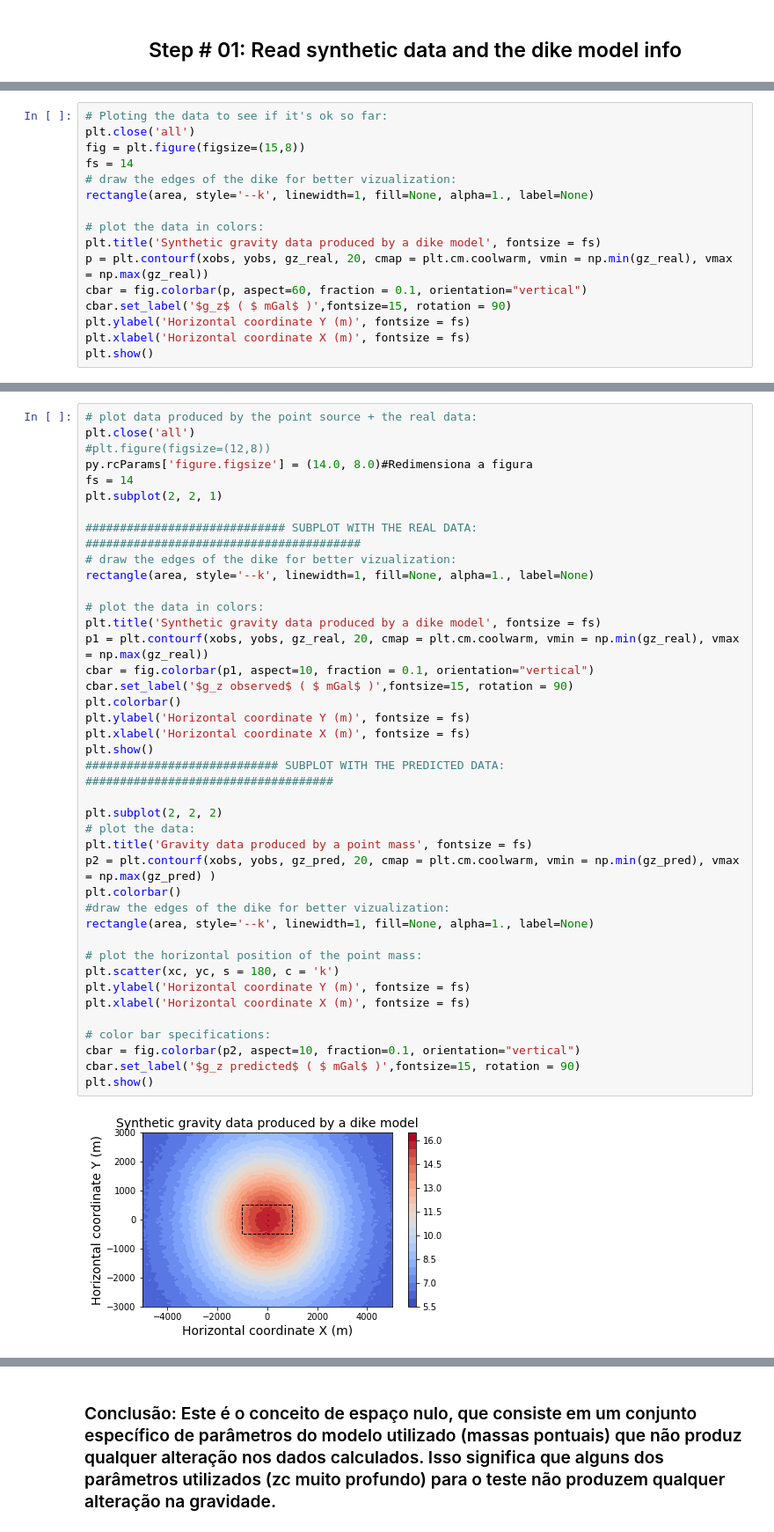
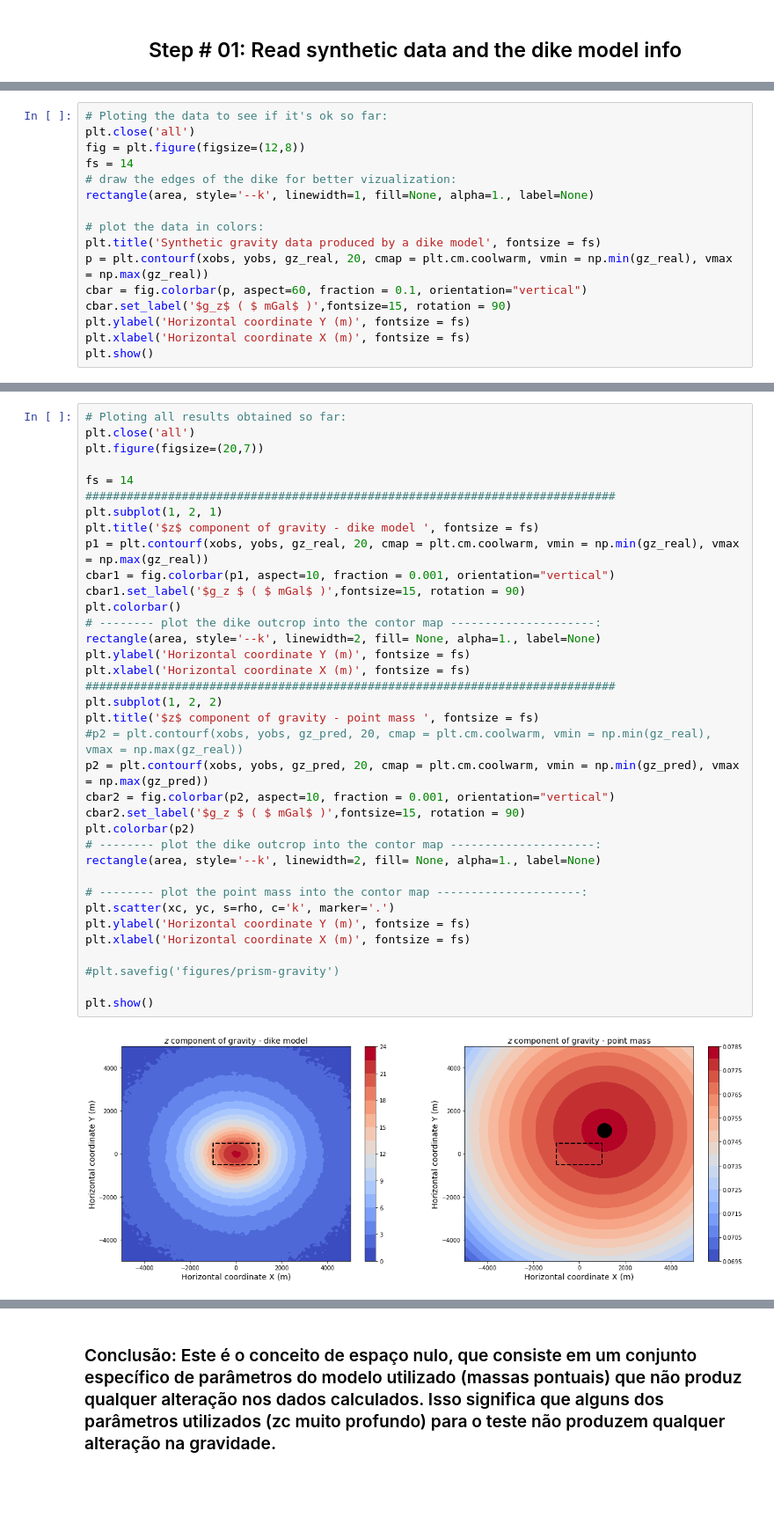
Before and after one commit to rodrigobijani/Congresso_Brasileiro_Geologia2018, a Jupyter notebook: scripts/synthetic.ipynb, the cells around one changed output, grey strips where cells are left out. Shown: that part at 88% size. Saved outputs shown, nothing was run; the diff lists cells and outputs as text; blank space fills up the shorter version.

```diff
--- a/scripts/synthetic.ipynb
+++ b/scripts/synthetic.ipynb
@@ -49,7 +75,7 @@ gz_real = np.array( np.split(gz,nx) )
 # %%
 # Ploting the data to see if it's ok so far:
 plt.close('all')
-fig = plt.figure(figsize=(15,8))
+fig = plt.figure(figsize=(12,8))
 fs = 14
 # draw the edges of the dike for better vizualization:
 rectangle(area, style='--k', linewidth=1, fill=None, alpha=1., label=None)
@@ -84,42 +110,38 @@ print gz_pred.shape
 # %%
-# plot data produced by the point source + the real data:
+# Ploting all results obtained so far:
 plt.close('all')
-#plt.figure(figsize=(12,8))
-py.rcParams['figure.figsize'] = (14.0, 8.0)#Redimensiona a figura
+plt.figure(figsize=(20,7))
+
 fs = 14
-plt.subplot(2, 2, 1)
-
-############################# SUBPLOT WITH THE REAL DATA: ########################################
-# draw the edges of the dike for better vizualization:
-rectangle(area, style='--k', linewidth=1, fill=None, alpha=1., label=None)
-
-# plot the data in colors:
-plt.title('Synthetic gravity data produced by a dike model', fontsize = fs)
+#############################################################################
+plt.subplot(1, 2, 1)
+plt.title('$z$ component of gravity - dike model ', fontsize = fs)
 p1 = plt.contourf(xobs, yobs, gz_real, 20, cmap = plt.cm.coolwarm, vmin = np.min(gz_real), vmax = np.max(gz_real))
-cbar = fig.colorbar(p1, aspect=10, fraction = 0.1, orientation="vertical")
-cbar.set_label('$g_z observed$ ( $ mGal$ )',fontsize=15, rotation = 90)
+cbar1 = fig.colorbar(p1, aspect=10, fraction = 0.001, orientation="vertical")
+cbar1.set_label('$g_z $ ( $ mGal$ )',fontsize=15, rotation = 90)
 plt.colorbar()
+# -------- plot the dike outcrop into the contor map ---------------------:
+rectangle(area, style='--k', linewidth=2, fill= None, alpha=1., label=None)
 plt.ylabel('Horizontal coordinate Y (m)', fontsize = fs)
 plt.xlabel('Horizontal coordinate X (m)', fontsize = fs)
-plt.show()
-############################ SUBPLOT WITH THE PREDICTED DATA: ####################################
+#############################################################################
+plt.subplot(1, 2, 2)
+plt.title('$z$ component of gravity - point mass ', fontsize = fs)
+#p2 = plt.contourf(xobs, yobs, gz_pred, 20, cmap = plt.cm.coolwarm, vmin = np.min(gz_real), vmax = np.max(gz_real))
+p2 = plt.contourf(xobs, yobs, gz_pred, 20, cmap = plt.cm.coolwarm, vmin = np.min(gz_pred), vmax = np.max(gz_pred))
+cbar2 = fig.colorbar(p2, aspect=10, fraction = 0.001, orientation="vertical")
+cbar2.set_label('$g_z $ ( $ mGal$ )',fontsize=15, rotation = 90)
+plt.colorbar(p2)
+# -------- plot the dike outcrop into the contor map ---------------------:
+rectangle(area, style='--k', linewidth=2, fill= None, alpha=1., label=None)
 
-plt.subplot(2, 2, 2)
-# plot the data:
-plt.title('Gravity data produced by a point mass', fontsize = fs)
-p2 = plt.contourf(xobs, yobs, gz_pred, 20, cmap = plt.cm.coolwarm, vmin = np.min(gz_pred), vmax = np.max(gz_pred) )
-plt.colorbar()
-#draw the edges of the dike for better vizualization:
-rectangle(area, style='--k', linewidth=1, fill=None, alpha=1., label=None)
-
-# plot the horizontal position of the point mass:
-plt.scatter(xc, yc, s = 180, c = 'k')
+# -------- plot the point mass into the contor map ---------------------:
+plt.scatter(xc, yc, s=rho, c='k', marker='.')
 plt.ylabel('Horizontal coordinate Y (m)', fontsize = fs)
 plt.xlabel('Horizontal coordinate X (m)', fontsize = fs)
 
-# color bar specifications:
-cbar = fig.colorbar(p2, aspect=10, fraction=0.1, orientation="vertical")
-cbar.set_label('$g_z predicted$ ( $ mGal$ )',fontsize=15, rotation = 90)
+#plt.savefig('figures/prism-gravity')
+
 plt.show()
 # %% [output]
-[figure, old version]
+[figure, new version]
```
Also changed, not shown: parts of 20 cells of this notebook.
